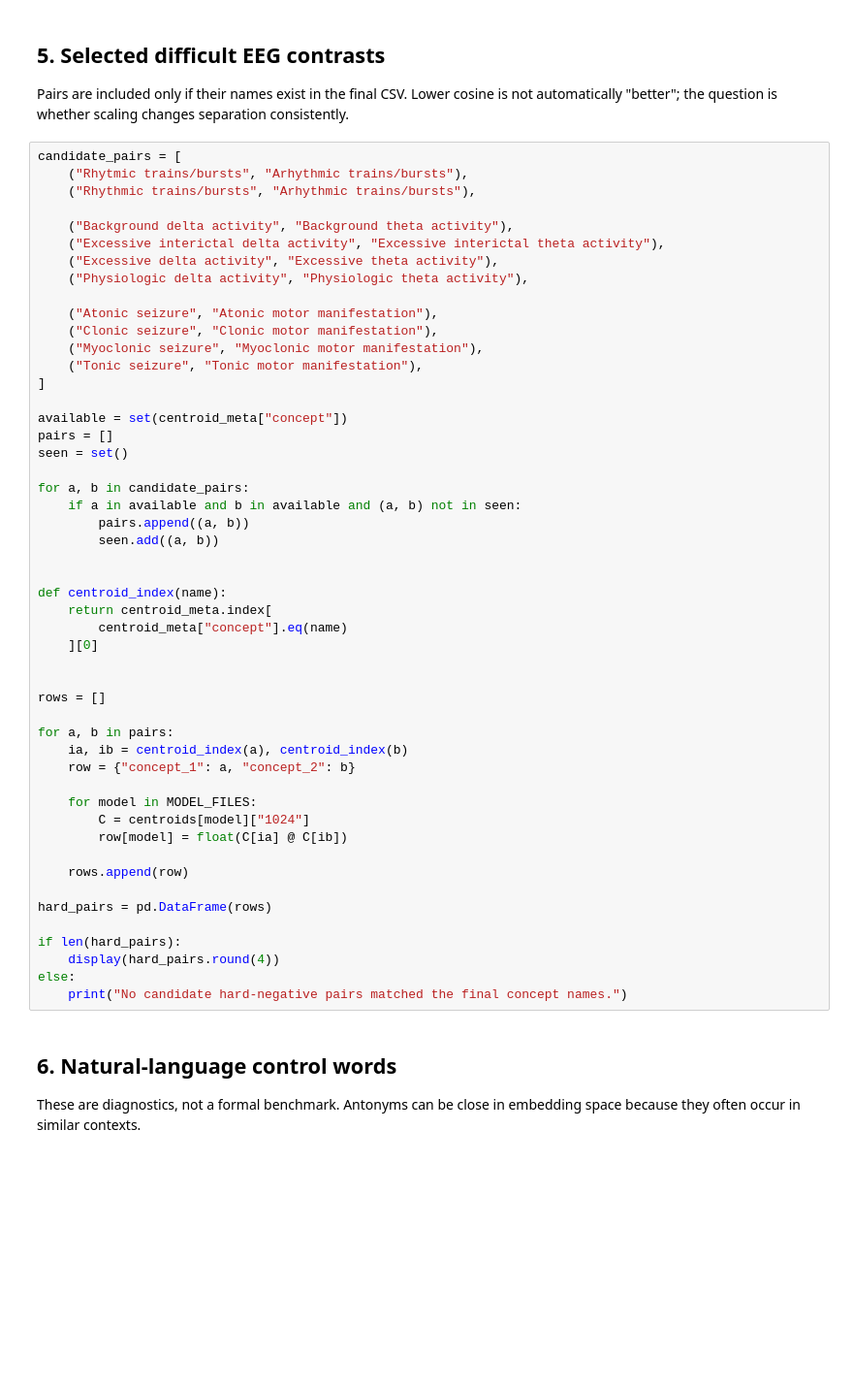
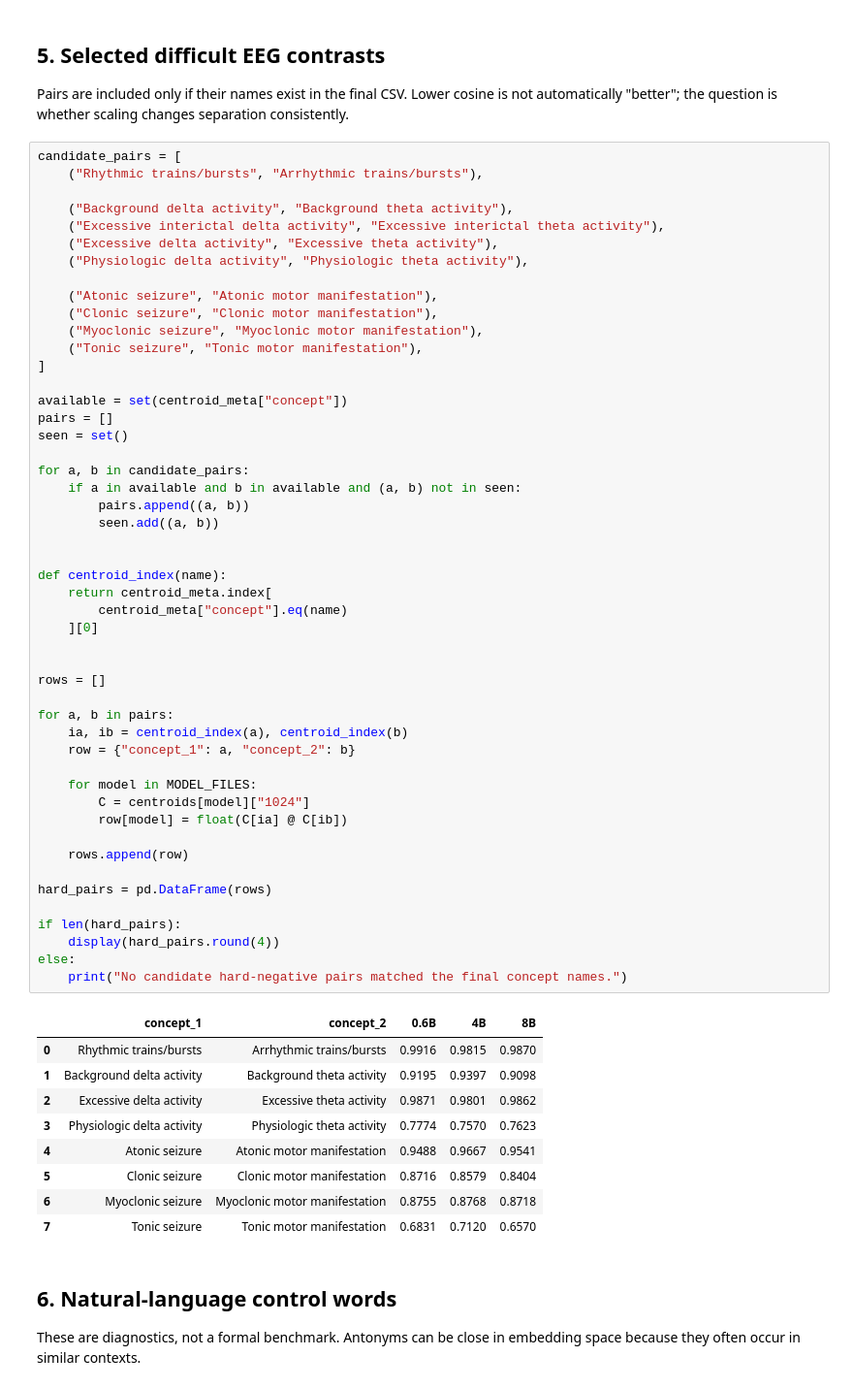
Before and after one commit to Magdalena-Marzec/concept_geo, a Jupyter notebook: compare_qwen3_embeddings.ipynb, the cells around one changed output. Shown at 97% size. Saved outputs shown, nothing was run; the diff lists cells and outputs as text; blank space fills up the shorter version.

```diff
--- a/compare_qwen3_embeddings.ipynb
+++ b/compare_qwen3_embeddings.ipynb
@@ -278,8 +345,7 @@ for space in ["1024", "native"]:
 Pairs are included only if their names exist in the final CSV. Lower cosine is not automatically "better"; the question is whether scaling changes separation consistently.
 # %%
 candidate_pairs = [
-    ("Rhytmic trains/bursts", "Arhythmic trains/bursts"),
-    ("Rhythmic trains/bursts", "Arhythmic trains/bursts"),
+    ("Rhythmic trains/bursts", "Arrhythmic trains/bursts"),
 
     ("Background delta activity", "Background theta activity"),
     ("Excessive interictal delta activity", "Excessive interictal theta activity"),
@@ -299,33 +365,43 @@ seen = set()
 for a, b in candidate_pairs:
     if a in available and b in available and (a, b) not in seen:
         pairs.append((a, b))
         seen.add((a, b))
 
 
 def centroid_index(name):
     return centroid_meta.index[
         centroid_meta["concept"].eq(name)
     ][0]
 
 
 rows = []
 
 for a, b in pairs:
     ia, ib = centroid_index(a), centroid_index(b)
     row = {"concept_1": a, "concept_2": b}
 
     for model in MODEL_FILES:
         C = centroids[model]["1024"]
         row[model] = float(C[ia] @ C[ib])
 
     rows.append(row)
 
 hard_pairs = pd.DataFrame(rows)
 
 if len(hard_pairs):
     display(hard_pairs.round(4))
 else:
     print("No candidate hard-negative pairs matched the final concept names.")
+# %% [output]
+|  | concept_1 | concept_2 | 0.6B | 4B | 8B |
+| 0 | Rhythmic trains/bursts | Arrhythmic trains/bursts | 0.9916 | 0.9815 | 0.9870 |
+| 1 | Background delta activity | Background theta activity | 0.9195 | 0.9397 | 0.9098 |
+| 2 | Excessive delta activity | Excessive theta activity | 0.9871 | 0.9801 | 0.9862 |
+| 3 | Physiologic delta activity | Physiologic theta activity | 0.7774 | 0.7570 | 0.7623 |
+| 4 | Atonic seizure | Atonic motor manifestation | 0.9488 | 0.9667 | 0.9541 |
+| 5 | Clonic seizure | Clonic motor manifestation | 0.8716 | 0.8579 | 0.8404 |
+| 6 | Myoclonic seizure | Myoclonic motor manifestation | 0.8755 | 0.8768 | 0.8718 |
+| 7 | Tonic seizure | Tonic motor manifestation | 0.6831 | 0.7120 | 0.6570 |
 # %% [markdown]
 ## 6. Natural-language control words
 
```
Also changed, not shown: parts of 20 cells of this notebook, 2 other files.
